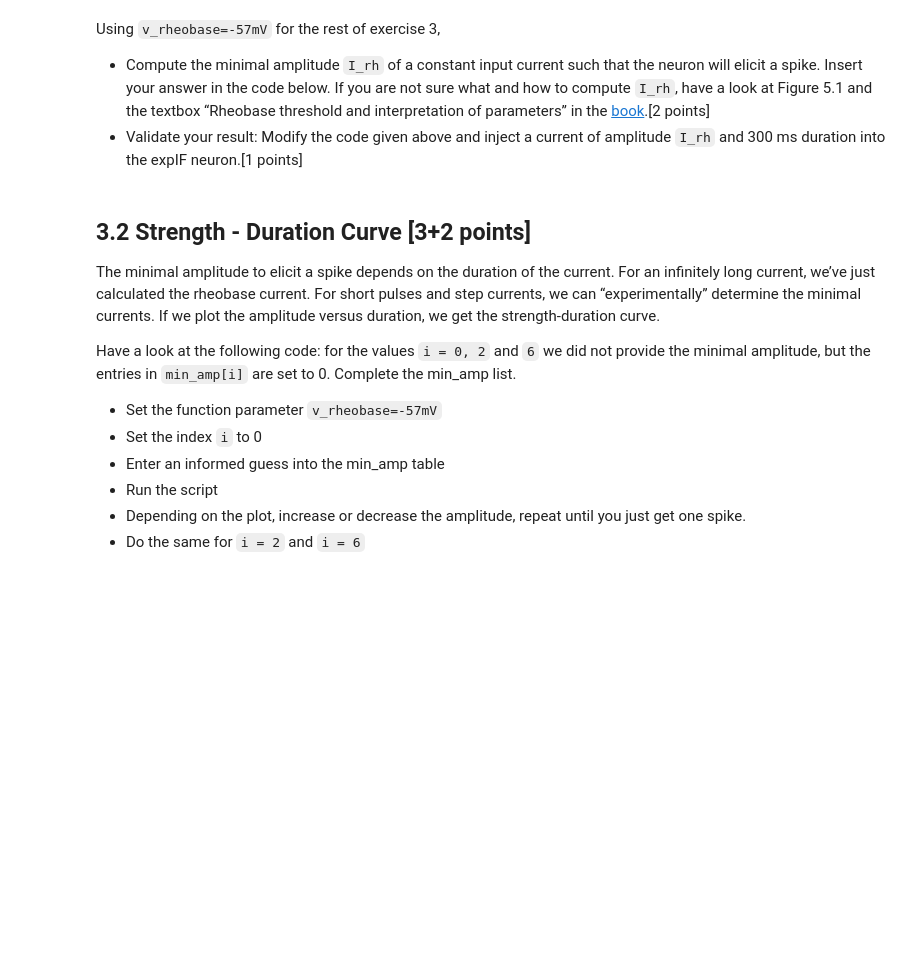
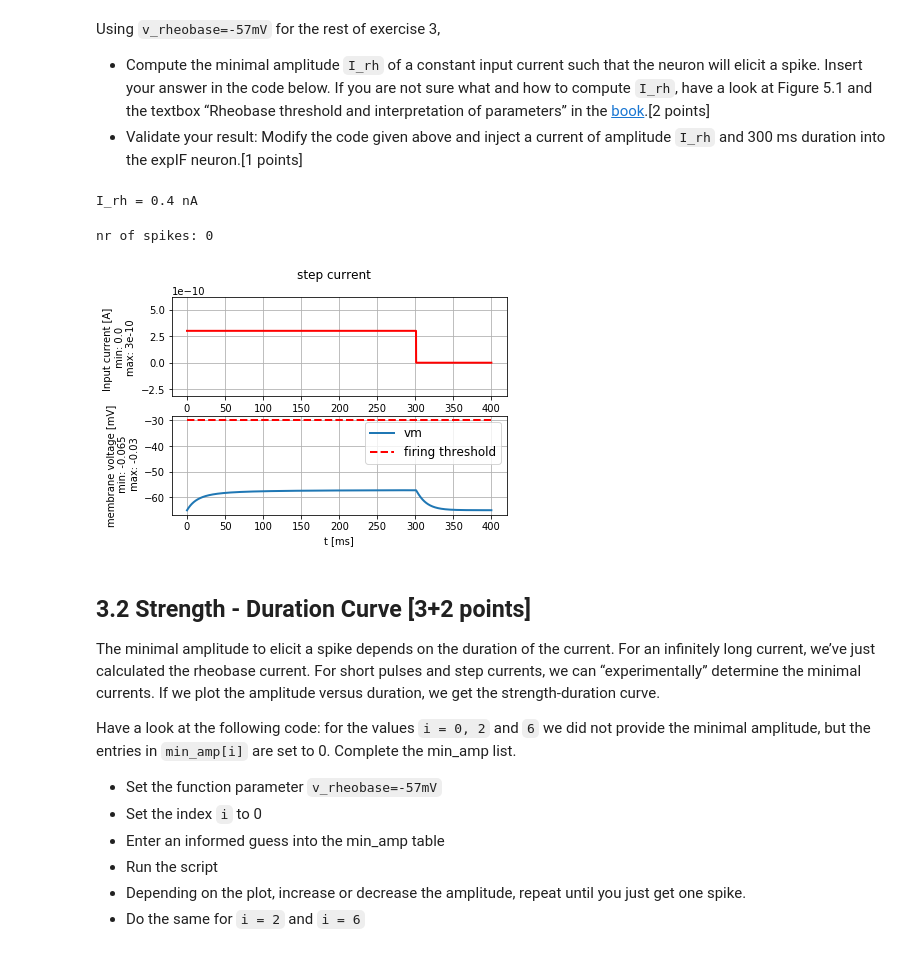
Before and after one commit to marcoabrate/biologicalmodelingofnn, a Jupyter notebook: project1/Ex1_firstName_lastName_000.ipynb, the cells around one changed output. Cells and saved outputs as stored; diff of their text form; code cells hidden in the pictures; blank space fills up the shorter version.

```diff
--- a/project1/Ex1_firstName_lastName_000.ipynb
+++ b/project1/Ex1_firstName_lastName_000.ipynb
@@ -112,3 +125,31 @@ from neurodynex.tools import plot_tools, input_factory
+# %%
+import brian2 as b2
+import neurodynex.exponential_integrate_fire.exp_IF as exp_IF
+
+
+I_rh = (exp_IF.RHEOBASE_THRESHOLD_v_rh-2*b2.mvolt-exp_IF.V_REST)/exp_IF.MEMBRANE_RESISTANCE_R
+print("I_rh = %s" %I_rh)
+# %% [output]
+I_rh = 0.4 nA
+# %%
+% matplotlib inline
+import brian2 as b2
+import neurodynex.exponential_integrate_fire.exp_IF as exp_IF
+from neurodynex.tools import plot_tools, input_factory
+
+input_current = input_factory.get_step_current(
+    t_start=0, t_end=300, unit_time=b2.ms, amplitude=I_rh-0.1*b2.namp)
+# since 0.4nA is the minimum current such that we observe a spike, we need (0.4-epsilon)nA in order to NOT have spikes
+state_monitor, spike_monitor = exp_IF.simulate_exponential_IF_neuron(
+    v_rheobase=-57*b2.mvolt, I_stim=input_current, simulation_time=400*b2.ms)
+
+plot_tools.plot_voltage_and_current_traces(
+    state_monitor, input_current,title="step current",
+    firing_threshold=exp_IF.FIRING_THRESHOLD_v_spike)
+print("nr of spikes: {}".format(spike_monitor.count[0]))
+# %% [output]
+nr of spikes: 0
+[figure, added]
 # %% [markdown]
 ## 3.2 Strength - Duration Curve [3+2 points]
 
```
Also changed, not shown: parts of 15 cells of this notebook.
